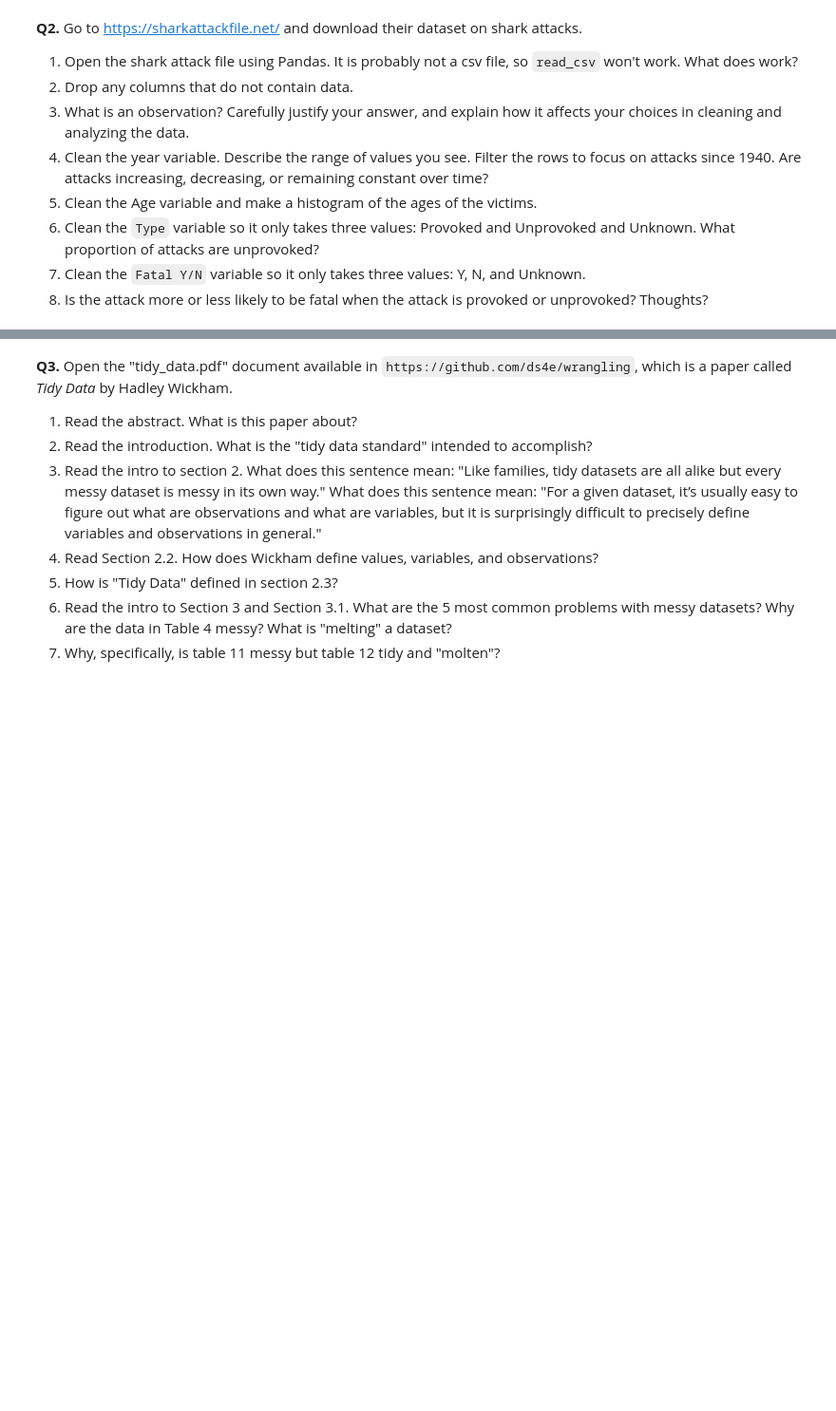
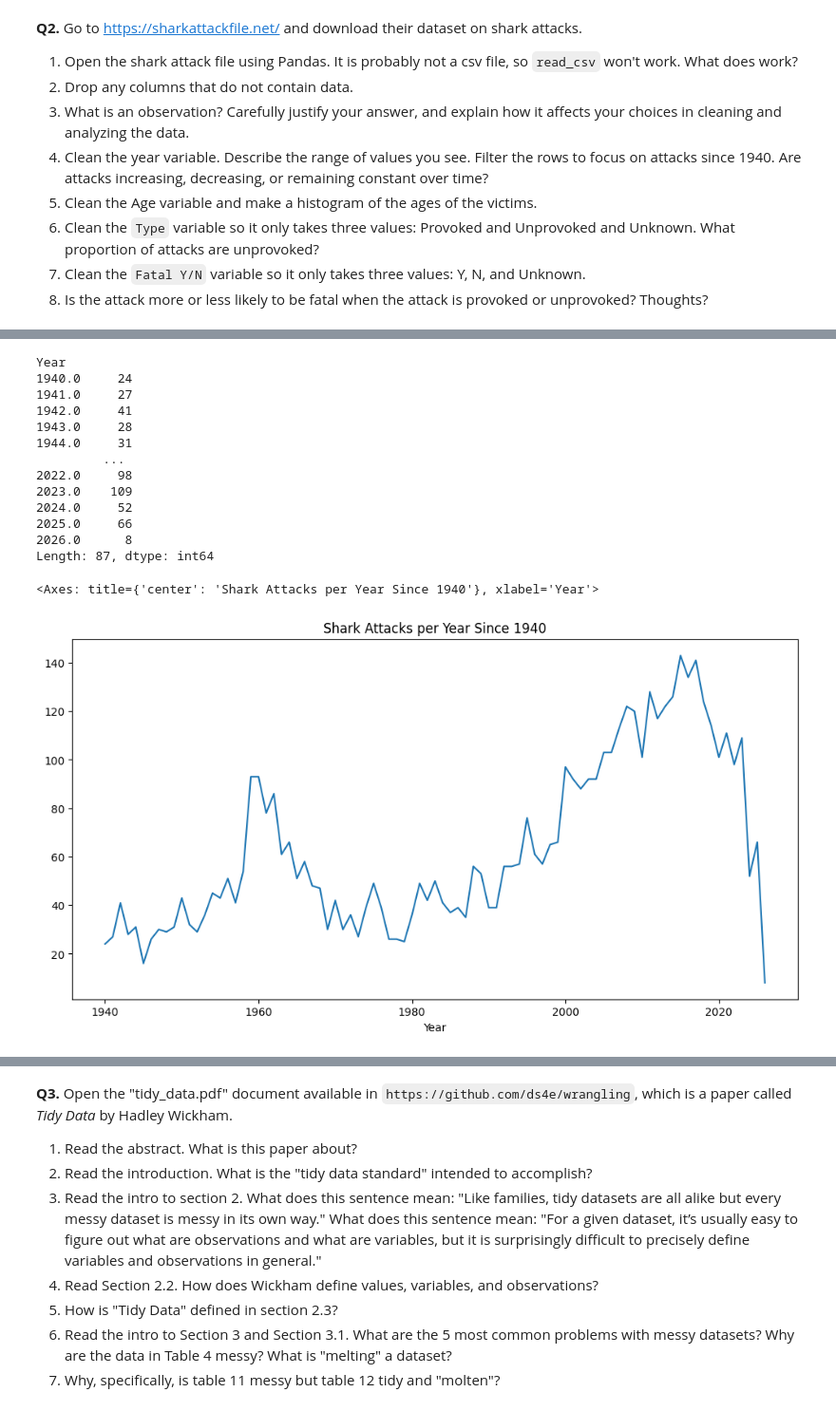
Before and after one commit to NickLarsonUVA/DS3001-programming, a Jupyter notebook: assignment/01_assignment_wrangling_and_eda.ipynb, the cells around one changed output, grey strips where cells are left out. Shown at 95% size. Cells and saved outputs as stored; diff of their text form; code cells hidden in the pictures; blank space fills up the shorter version.

```diff
--- a/assignment/01_assignment_wrangling_and_eda.ipynb
+++ b/assignment/01_assignment_wrangling_and_eda.ipynb
@@ -130,3 +130,7 @@ df[['Review Scores Rating', 'Review Scores Rating_final']].describe()
 6. Clean the `Type` variable so it only takes three values: Provoked and Unprovoked and Unknown. What proportion of attacks are unprovoked?
 7. Clean the `Fatal Y/N` variable so it only takes three values: Y, N, and Unknown.
 8. Is the attack more or less likely to be fatal when the attack is provoked or unprovoked? Thoughts?
+# %%
+#Q2 - 1
+df = pd.read_excel("/content/GSAF5.xls") #have to use read_excel
+df.head()
@@ -132,0 +145,4 @@ df[['Review Scores Rating', 'Review Scores Rating_final']].describe()
+# %%
+#Q2 - 2
+df = df.drop(columns= ['pdf', 'href formula', 'href', 'Case Number.1', 'Case Number', 'original order', 'Unnamed: 22', 'Unnamed: 21'])
+df.head() # drop all of the columns that had NaN
@@ -132,0 +160,28 @@ df[['Review Scores Rating', 'Review Scores Rating_final']].describe()
+# %%
+# Q2 - 4
+df['Year'].value_counts()
+df['Year'].describe() #gives range of years, 0 - 2026
+df['Year'].isna().sum() # missing year values = 2
+df_1940 = df[df['Year'] >= 1940] # filters to attacks since 1940
+yearly_counts = df_1940.groupby('Year').size() #counts attacks per year
+print(yearly_counts)
+yearly_counts.plot(kind='line', title='Shark Attacks per Year Since 1940', figsize=(12,6))
+#plot to show the trends
+# shark attacks fluctuate, steadily has been increasing with some dips, except recent with 2026 which doesn't
+# have its full data yet
+# %% [output]
+Year
+1940.0     24
+1941.0     27
+1942.0     41
+1943.0     28
+1944.0     31
+         ...
+2022.0     98
+2023.0    109
+2024.0     52
+2025.0     66
+2026.0      8
+Length: 87, dtype: int64
+<Axes: title={'center': 'Shark Attacks per Year Since 1940'}, xlabel='Year'>
+[figure, added]
```
Also changed, not shown: parts of 7 cells of this notebook.
